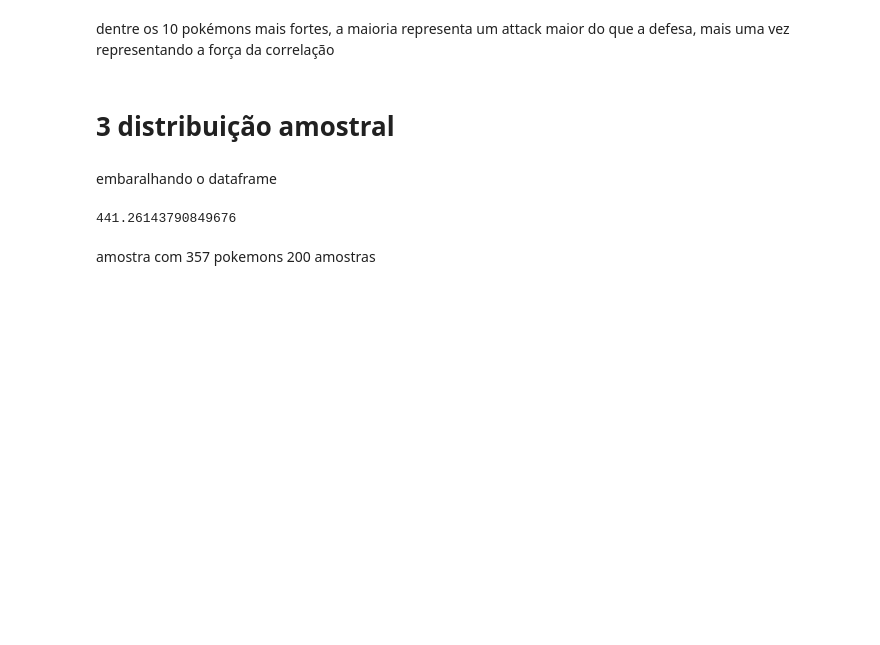
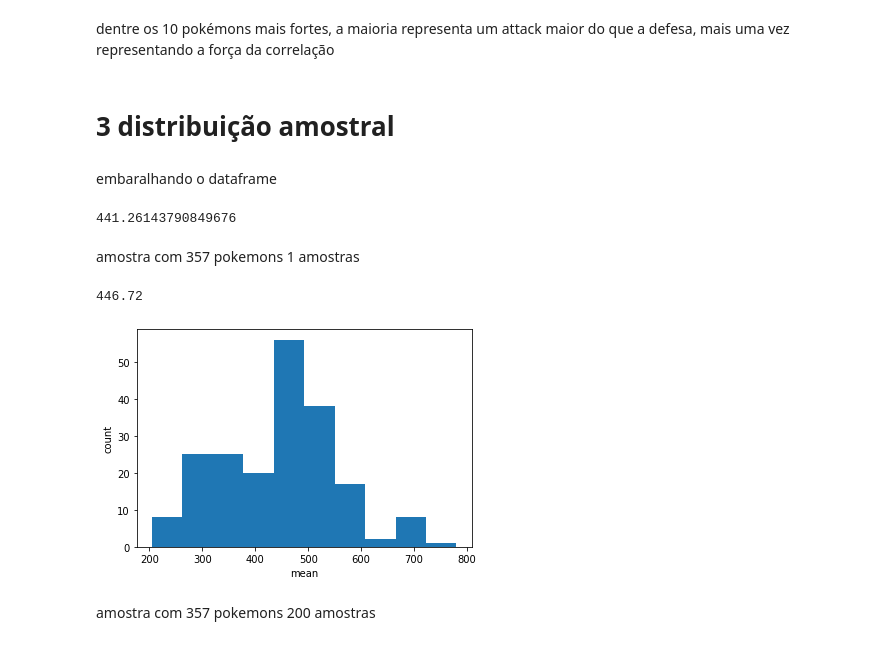
Before and after one commit to RafaelMoraesCruz/Estudo-dataSet-Pokemon--p-s-, a Jupyter notebook: rgmc.ipynb, the cells around one changed output. Drawn from its saved outputs; the diff is of its cells as text; code cells hidden in the pictures; blank space fills up the shorter version.

```diff
--- a/rgmc.ipynb
+++ b/rgmc.ipynb
@@ -427,6 +441,26 @@ dfShuffle = df.sample(frac = 1)
 dfShuffle["Total"].mean()
 # %% [output]
 441.26143790849676
+# %% [markdown]
+amostra com 357 pokemons 1 amostras
+# %%
+means = []
+mediaGeral = 0
+for media in range(200):
+  amostra = np.random.randint(0,1071,1)
+  mediaAmostra = df.loc[amostra]['Total'].mean()
+  means.append(mediaAmostra)
+  mediaGeral += mediaAmostra
+mediaGeral/200
+# %% [output]
+446.72
+# %%
+plt.hist(means)
+plt.xlabel('mean')
+plt.ylabel('count')
+plt.show()
+# %% [output]
+[figure, added]
 # %% [markdown]
 amostra com 357 pokemons 200 amostras
 # %%
```
Also changed, not shown: parts of 14 cells of this notebook.
